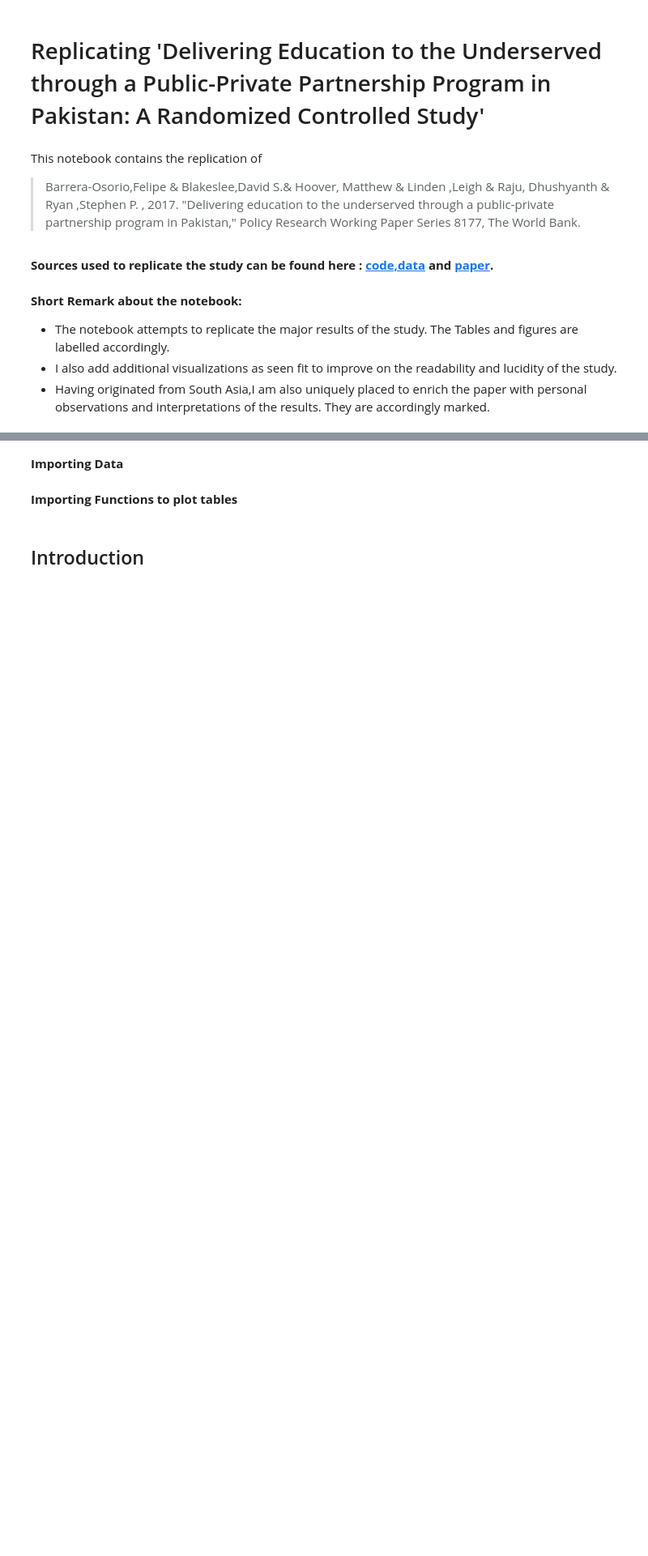
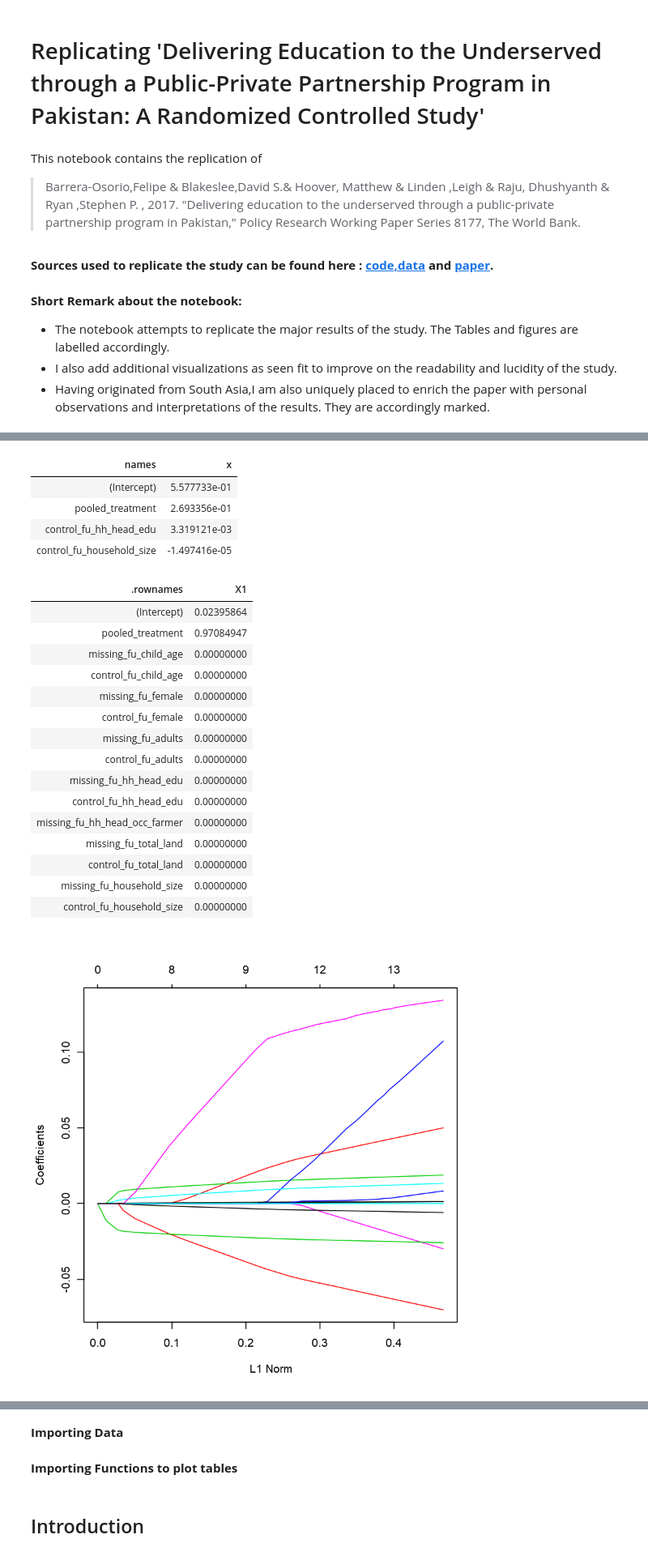
Before and after one commit to Abraham-newbie/Replication, a Jupyter notebook: project.ipynb, the cells around one changed output, grey strips where cells are left out. Shown at 81% size. Drawn from its saved outputs; the diff is of its cells as text; code cells hidden in the pictures; blank space fills up the shorter version.

```diff
--- a/project.ipynb
+++ b/project.ipynb
@@ -38,0 +60,5 @@ invisible(capture.output(lapply(Packages, library, character.only = TRUE)))
+# %%
+
+
+double_lasso_penalization_function(child_data)
+# %% [output]
@@ -38,0 +74,22 @@ invisible(capture.output(lapply(Packages, library, character.only = TRUE)))
+| names | x |
+| (Intercept) | 5.577733e-01 |
+| pooled_treatment | 2.693356e-01 |
+| control_fu_hh_head_edu | 3.319121e-03 |
+| control_fu_household_size | -1.497416e-05 |
+| .rownames | X1 |
+| (Intercept) | 0.02395864 |
+| pooled_treatment | 0.97084947 |
+| missing_fu_child_age | 0.00000000 |
+| control_fu_child_age | 0.00000000 |
+| missing_fu_female | 0.00000000 |
+| control_fu_female | 0.00000000 |
+| missing_fu_adults | 0.00000000 |
+| control_fu_adults | 0.00000000 |
+| missing_fu_hh_head_edu | 0.00000000 |
+| control_fu_hh_head_edu | 0.00000000 |
+| missing_fu_hh_head_occ_farmer | 0.00000000 |
+| missing_fu_total_land | 0.00000000 |
+| control_fu_total_land | 0.00000000 |
+| missing_fu_household_size | 0.00000000 |
+| control_fu_household_size | 0.00000000 |
+[figure, added]
```
Also changed, not shown: parts of 32 cells of this notebook, 10 other files.
